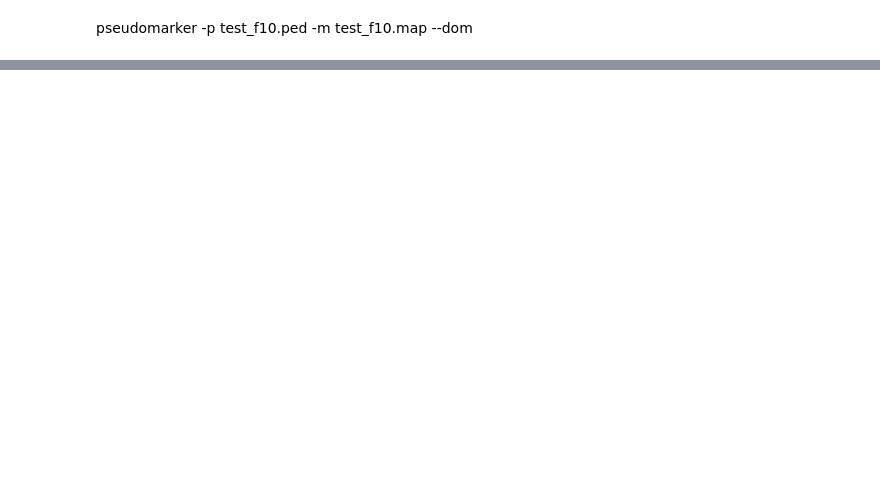
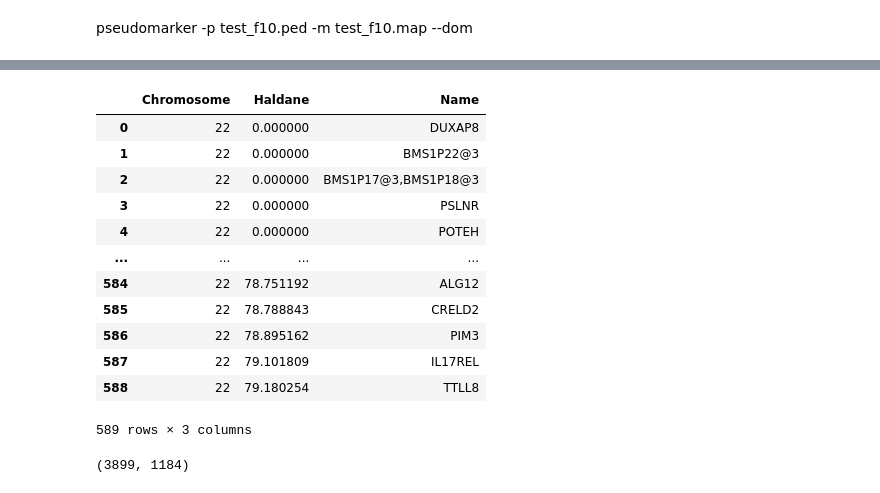
Before and after one commit to gaow/SEQLinkage, a Jupyter notebook: nbs/linkage_analysis.ipynb, the cells around one changed output, grey strips where cells are left out. Cells and saved outputs as stored; diff of their text form; code cells hidden in the pictures; blank space fills up the shorter version.

```diff
--- a/nbs/linkage_analysis.ipynb
+++ b/nbs/linkage_analysis.ipynb
@@ -535,0 +560,16 @@ pseudomarker -p test_f10.ped -m test_f10.map --dom
+# %%
+new_map
+# %% [output]
+|  | Chromosome | Haldane | Name |
+| 0 | 22 | 0.000000 | DUXAP8 |
+| 1 | 22 | 0.000000 | BMS1P22@3 |
+| 2 | 22 | 0.000000 | BMS1P17@3,BMS1P18@3 |
+| 3 | 22 | 0.000000 | PSLNR |
+| 4 | 22 | 0.000000 | POTEH |
+| ... | ... | ... | ... |
+| 584 | 22 | 78.751192 | ALG12 |
+| 585 | 22 | 78.788843 | CRELD2 |
+| 586 | 22 | 78.895162 | PIM3 |
+| 587 | 22 | 79.101809 | IL17REL |
+| 588 | 22 | 79.180254 | TTLL8 |
+589 rows × 3 columns
@@ -535,0 +578,4 @@ pseudomarker -p test_f10.ped -m test_f10.map --dom
+# %%
+cped.shape
+# %% [output]
+(3899, 1184)
```
Also changed, not shown: parts of 33 cells of this notebook, 1 other file.
